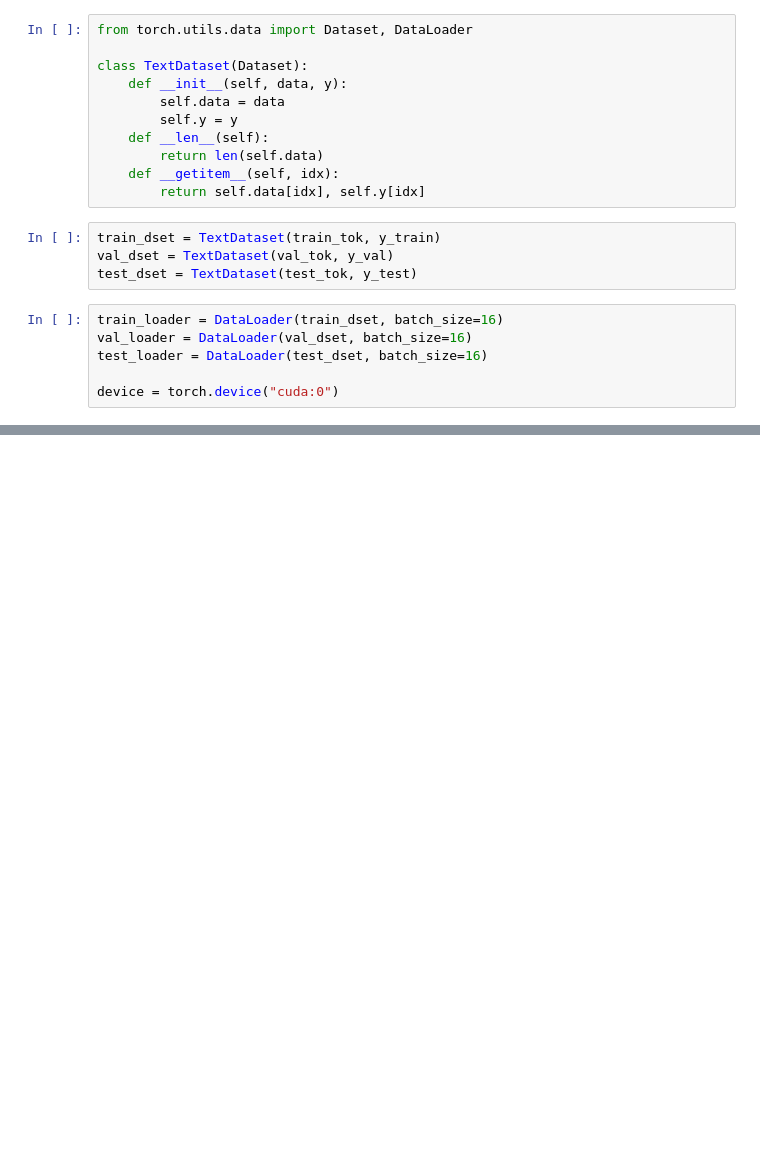
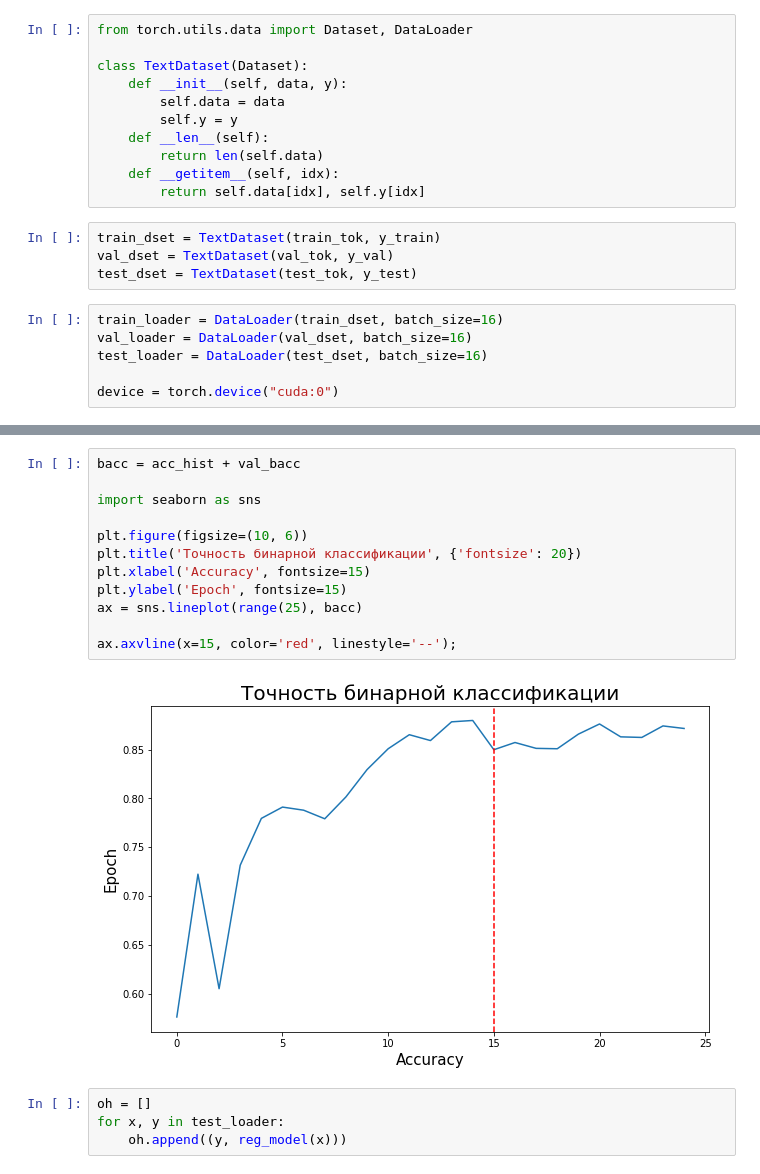
Before and after one commit to Markfryazino/stanford_sentiment, a Jupyter notebook: research/lstm_for_colab.ipynb, the cells around one changed output, grey strips where cells are left out. Drawn from its saved outputs; the diff is of its cells as text; blank space fills up the shorter version.

```diff
--- a/research/lstm_for_colab.ipynb
+++ b/research/lstm_for_colab.ipynb
@@ -284,0 +340,18 @@ RuntimeError: ignored
+# %%
+bacc = acc_hist + val_bacc
+
+import seaborn as sns
+
+plt.figure(figsize=(10, 6))
+plt.title('Точность бинарной классификации', {'fontsize': 20})
+plt.xlabel('Accuracy', fontsize=15)
+plt.ylabel('Epoch', fontsize=15)
+ax = sns.lineplot(range(25), bacc)
+
+ax.axvline(x=15, color='red', linestyle='--');
+# %% [output]
+[figure, added]
+# %%
+oh = []
+for x, y in test_loader:
+    oh.append((y, reg_model(x)))
```
Also changed, not shown: parts of 17 cells of this notebook.
